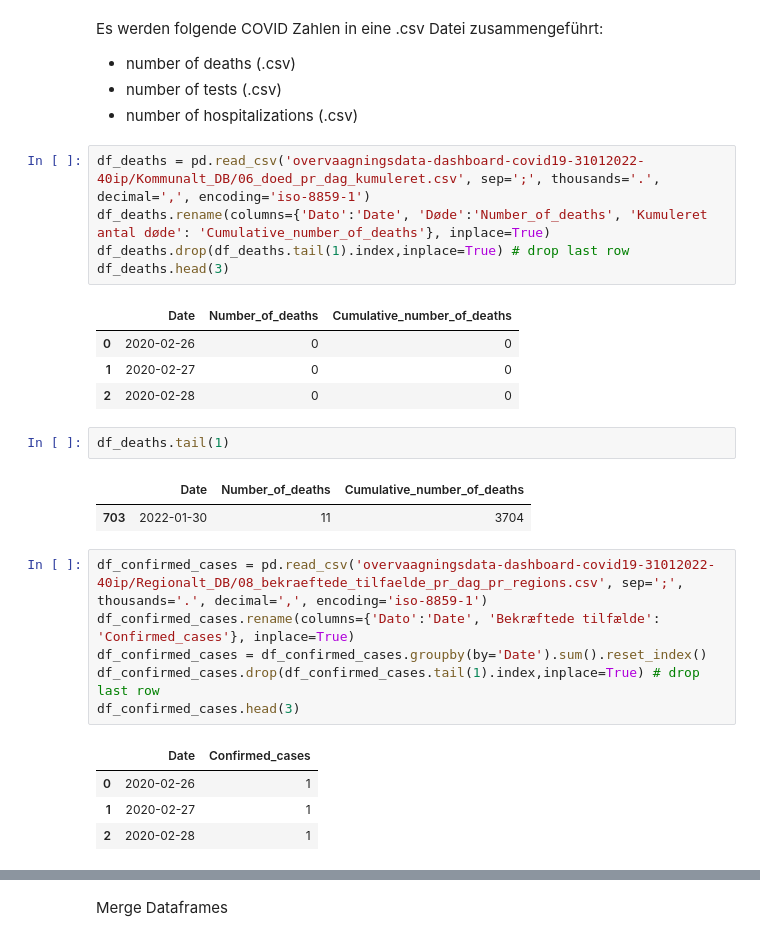
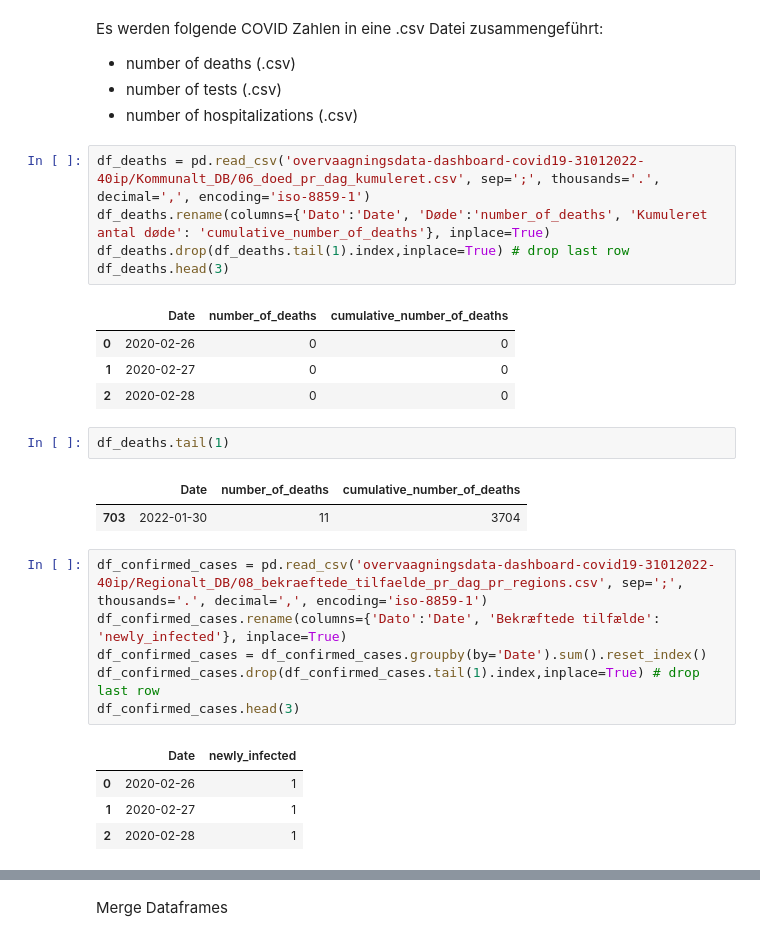
Before and after one commit to anuarsantoyo/master-thesis, a Jupyter notebook: preprocessing/010222_get_observations.ipynb, the cells around one changed output, grey strips where cells are left out. Drawn from its saved outputs; the diff is of its cells as text.

```diff
--- a/preprocessing/010222_get_observations.ipynb
+++ b/preprocessing/010222_get_observations.ipynb
@@ -24,27 +24,27 @@ Es werden folgende COVID Zahlen in eine .csv Datei zusammengeführt:
 *   number of hospitalizations (.csv)
 # %%
 df_deaths = pd.read_csv('overvaagningsdata-dashboard-covid19-31012022-40ip/Kommunalt_DB/06_doed_pr_dag_kumuleret.csv', sep=';', thousands='.', decimal=',', encoding='iso-8859-1')
-df_deaths.rename(columns={'Dato':'Date', 'Døde':'Number_of_deaths', 'Kumuleret antal døde': 'Cumulative_number_of_deaths'}, inplace=True)
+df_deaths.rename(columns={'Dato':'Date', 'Døde':'number_of_deaths', 'Kumuleret antal døde': 'cumulative_number_of_deaths'}, inplace=True)
 df_deaths.drop(df_deaths.tail(1).index,inplace=True) # drop last row
 df_deaths.head(3)
 # %% [output]
-|  | Date | Number_of_deaths | Cumulative_number_of_deaths |
+|  | Date | number_of_deaths | cumulative_number_of_deaths |
 | 0 | 2020-02-26 | 0 | 0 |
 | 1 | 2020-02-27 | 0 | 0 |
 | 2 | 2020-02-28 | 0 | 0 |
 # %%
 df_deaths.tail(1)
 # %% [output]
-|  | Date | Number_of_deaths | Cumulative_number_of_deaths |
+|  | Date | number_of_deaths | cumulative_number_of_deaths |
 | 703 | 2022-01-30 | 11 | 3704 |
 # %%
 df_confirmed_cases = pd.read_csv('overvaagningsdata-dashboard-covid19-31012022-40ip/Regionalt_DB/08_bekraeftede_tilfaelde_pr_dag_pr_regions.csv', sep=';', thousands='.', decimal=',', encoding='iso-8859-1')
-df_confirmed_cases.rename(columns={'Dato':'Date', 'Bekræftede tilfælde': 'Confirmed_cases'}, inplace=True)
+df_confirmed_cases.rename(columns={'Dato':'Date', 'Bekræftede tilfælde': 'newly_infected'}, inplace=True)
 df_confirmed_cases = df_confirmed_cases.groupby(by='Date').sum().reset_index()
 df_confirmed_cases.drop(df_confirmed_cases.tail(1).index,inplace=True) # drop last row
 df_confirmed_cases.head(3)
 # %% [output]
-|  | Date | Confirmed_cases |
+|  | Date | newly_infected |
 | 0 | 2020-02-26 | 1 |
 | 1 | 2020-02-27 | 1 |
 | 2 | 2020-02-28 | 1 |
```
Also changed, not shown: parts of 10 cells of this notebook, 3 other files.
